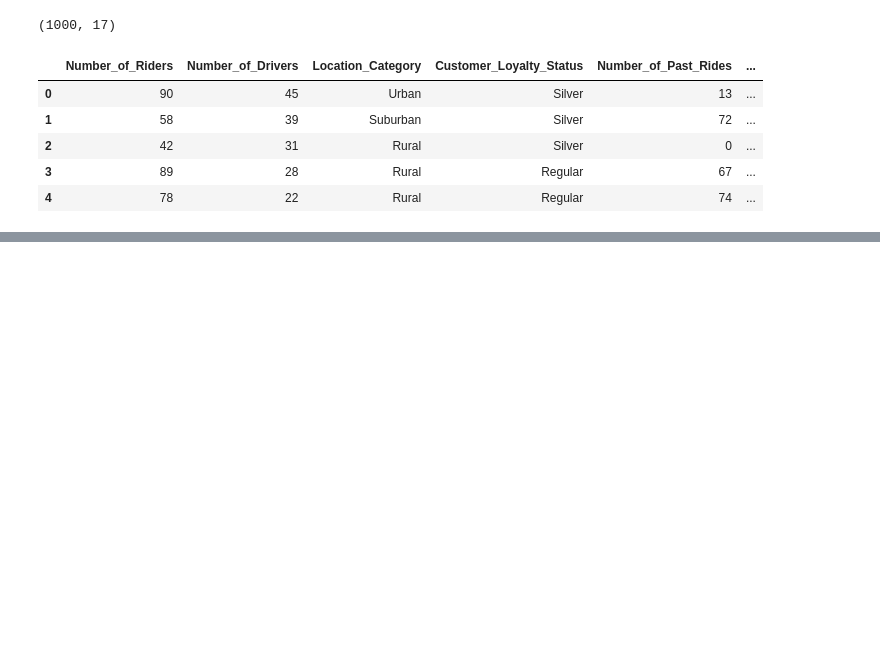
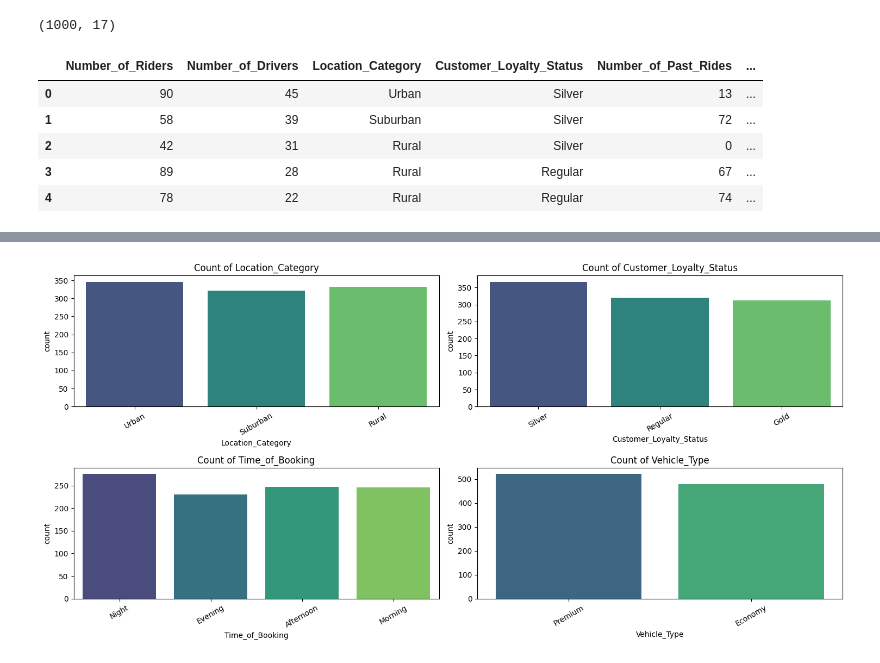
Before and after one commit to sanashk19/Sana_PriceOptima, a Jupyter notebook: Sana_PriceOptima.ipynb, the cells around one changed output, grey strips where cells are left out. Cells and saved outputs as stored; diff of their text form; code cells hidden in the pictures; blank space fills up the shorter version.

```diff
--- a/Sana_PriceOptima.ipynb
+++ b/Sana_PriceOptima.ipynb
@@ -333,0 +398,14 @@ dataset.head()
+# %%
+#Categorical Counts
+cat_cols = dataset.select_dtypes(exclude=['number']).columns
+
+plt.figure(figsize=(15, 10))
+for i, col in enumerate(cat_cols, 1):
+    plt.subplot(len(cat_cols)//2 + 1, 2, i)
+    sns.countplot(data=dataset, x=col, hue=col, palette='viridis', legend=False)
+    plt.title(f"Count of {col}")
+    plt.xticks(rotation=30)
+plt.tight_layout()
+plt.show()
+# %% [output]
+[figure, added]
```
Also changed, not shown: parts of 14 cells of this notebook.
